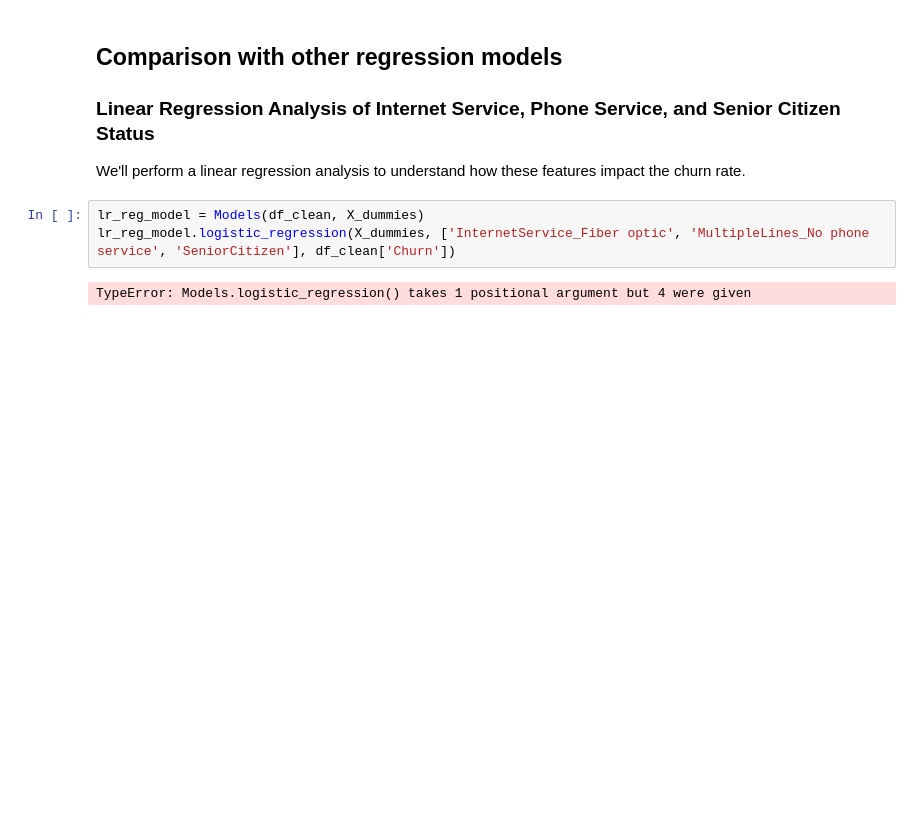
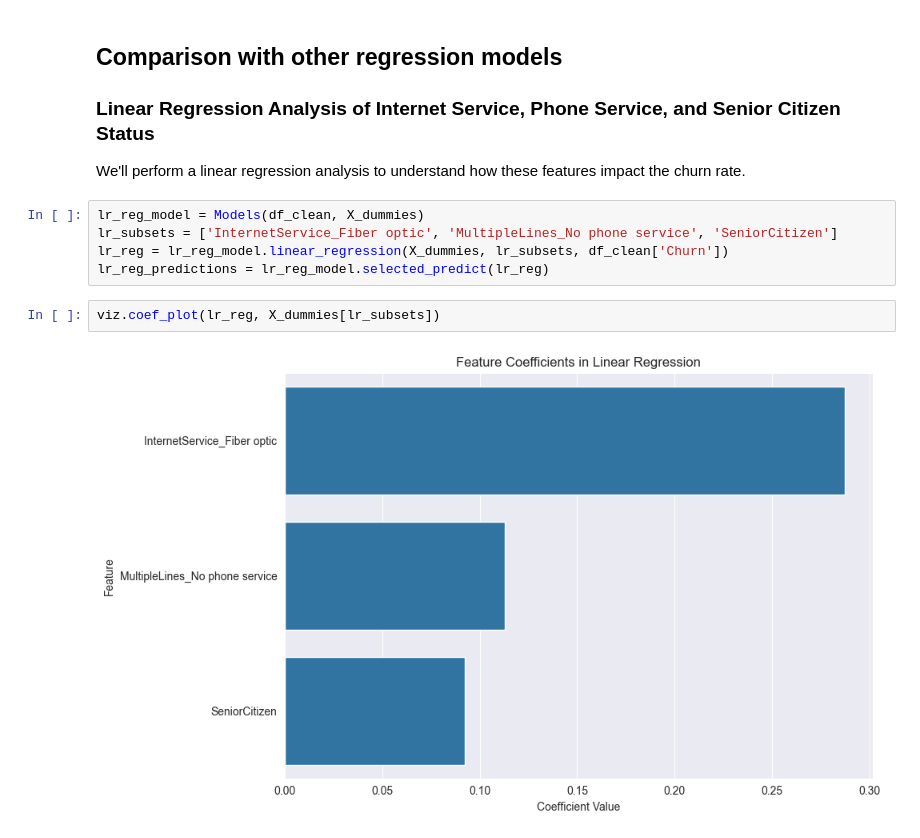
Before and after one commit to TouKhen/bloc-3, a Jupyter notebook: notebooks/data-explo-clean.ipynb, the cells around one changed output. Cells and saved outputs as stored; diff of their text form; blank space fills up the shorter version.

Commit message:
Added linear regression

```diff
--- a/notebooks/data-explo-clean.ipynb
+++ b/notebooks/data-explo-clean.ipynb
@@ -158,6 +158,10 @@ viz.roc_curve(log_reg.predict_proba(log_reg_model.X_test)[:, 1], log_reg_model.y
 We'll perform a linear regression analysis to understand how these features impact the churn rate.
 # %%
 lr_reg_model = Models(df_clean, X_dummies)
-lr_reg_model.logistic_regression(X_dummies, ['InternetService_Fiber optic', 'MultipleLines_No phone service', 'SeniorCitizen'], df_clean['Churn'])
+lr_subsets = ['InternetService_Fiber optic', 'MultipleLines_No phone service', 'SeniorCitizen']
+lr_reg = lr_reg_model.linear_regression(X_dummies, lr_subsets, df_clean['Churn'])
+lr_reg_predictions = lr_reg_model.selected_predict(lr_reg)
-# %% [output]
-TypeError: Models.logistic_regression() takes 1 positional argument but 4 were given
+# %%
+viz.coef_plot(lr_reg, X_dummies[lr_subsets])
+# %% [output]
+[figure, added]
```
Also changed, not shown: parts of 7 cells of this notebook, 3 other files.
